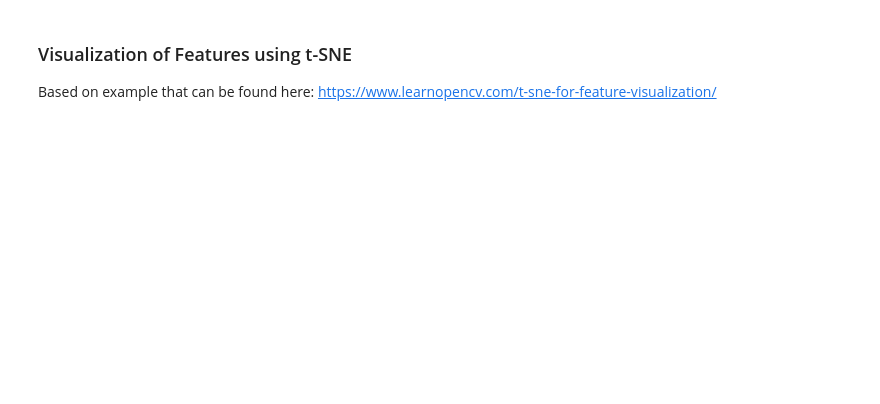
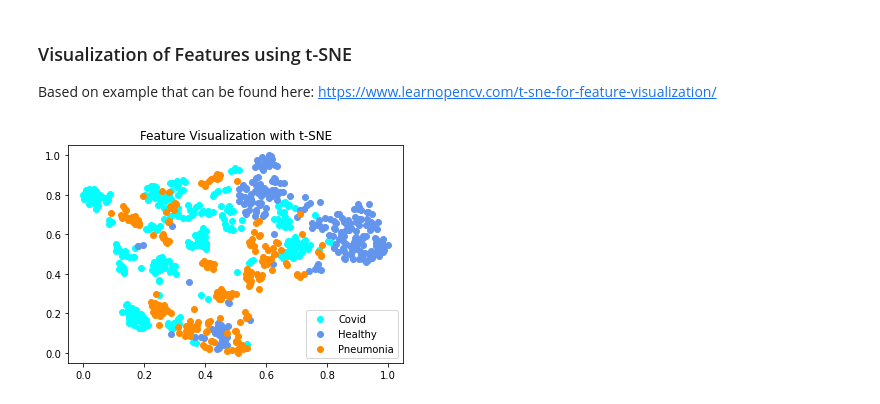
Before and after one commit to ar-ambuj23/covid19_pocus_ultrasound_pytorch, a Jupyter notebook: code/scripts/training_resnet.ipynb, the cells around one changed output. Drawn from its saved outputs; the diff is of its cells as text; code cells hidden in the pictures; blank space fills up the shorter version.

Commit message:
fixed tsne plot

```diff
--- a/code/scripts/training_resnet.ipynb
+++ b/code/scripts/training_resnet.ipynb
@@ -699,6 +700,8 @@ model = trained.loadModel()
 train_loader, test_loader = trainer.get_train_test_loaders()
 device = torch.device("cuda:0" if torch.cuda.is_available() else "cpu")
 # %%
+features = np.zeros((1,64))
+labels_t = np.array([0])
 for i, batch in enumerate(test_loader):
 
     inputs = batch[0].to(device)
@@ -711,6 +714,9 @@ for i, batch in enumerate(test_loader):
 
     current_labels = labels.cpu().detach().numpy()
     labels_t = np.concatenate((labels_t, current_labels))
+
+features = features[1:,]
+labels_t = labels_t[1:,]
 # %%
 tsne = TSNE(n_components=2).fit_transform(features)
 # %%
@@ -729,28 +735,35 @@ ty = tsne[:, 1]
 tx = scale_to_01_range(tx)
 ty = scale_to_01_range(ty)
 # %%
-### TODO fix this plot ###
 fig = plt.figure()
 ax = fig.add_subplot(111)
 
-colors = {'covid':'aqua',
-          'pnemonia':'darkorange',
-          'healthy':'cornflowerblue'}
+for i in range(len(trainer.classes)):
 
-for i in range(len(labels)):
-    print(labels[i])
+    if i == 0:
+        color = 'aqua'
+        label = 'Covid'
+    elif i == 2:
+        color = 'darkorange'
+        label = 'Pneumonia'
+    else:
+        color = 'cornflowerblue'
+        label = 'Healthy'
 
     # find the samples of the current class in the data
-    indices = [i for i, l in enumerate(labels) if l == label]
+    indices = np.where(labels_t == i)[0]
 
     # extract the coordinates of the points of this class only
     current_tx = np.take(tx, indices)
     current_ty = np.take(ty, indices)
 
     # add a scatter plot with the corresponding color and label
     ax.scatter(current_tx, current_ty, c=color, label='{0}'
                ''.format(label))
 
 # build a legend using the labels we set previously
-ax.legend(loc='best')
+ax.legend(loc='lower right')
+plt.title("Feature Visualization with t-SNE")
 plt.show()
+# %% [output]
+[figure, added]
```
Also changed, not shown: parts of 2 cells of this notebook.
